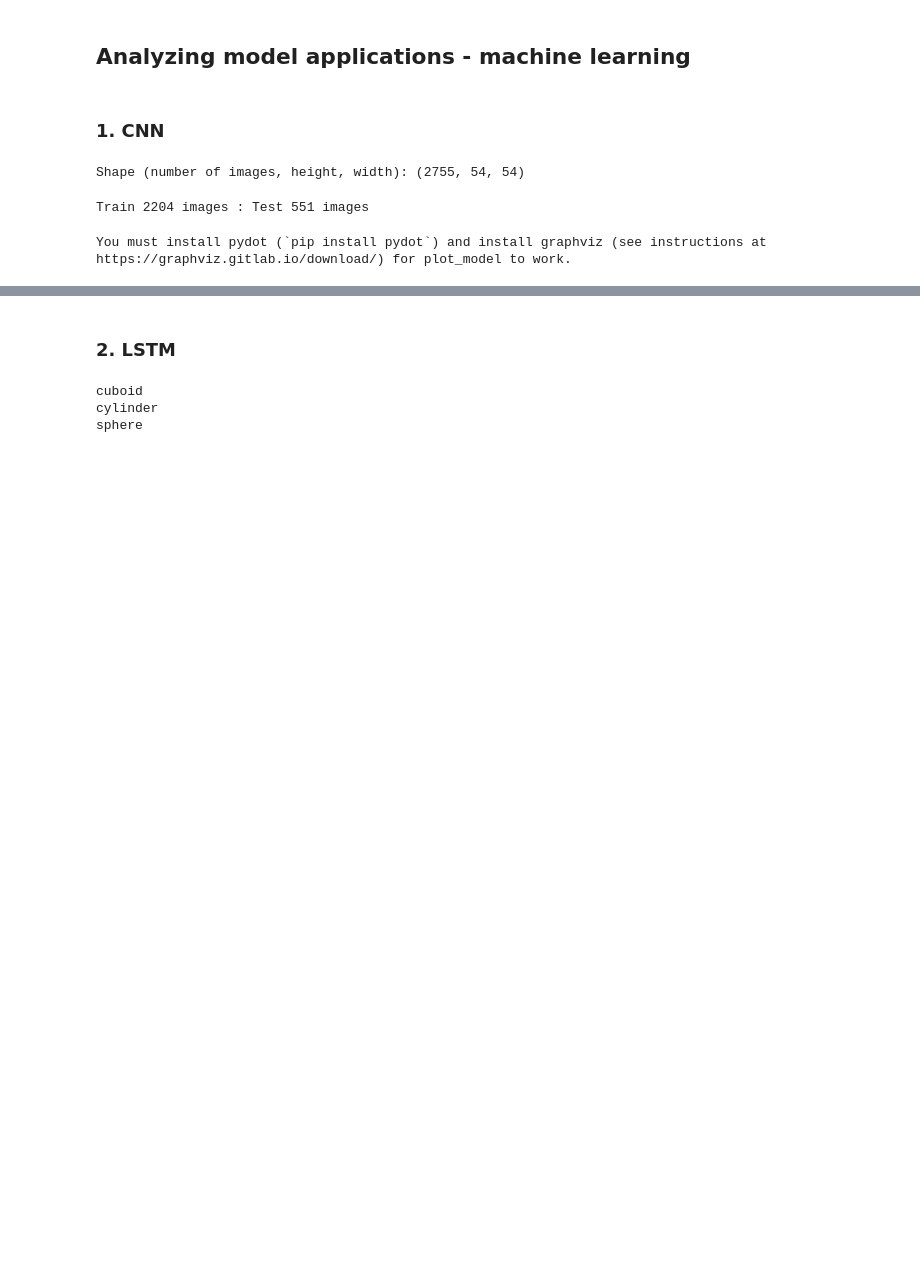
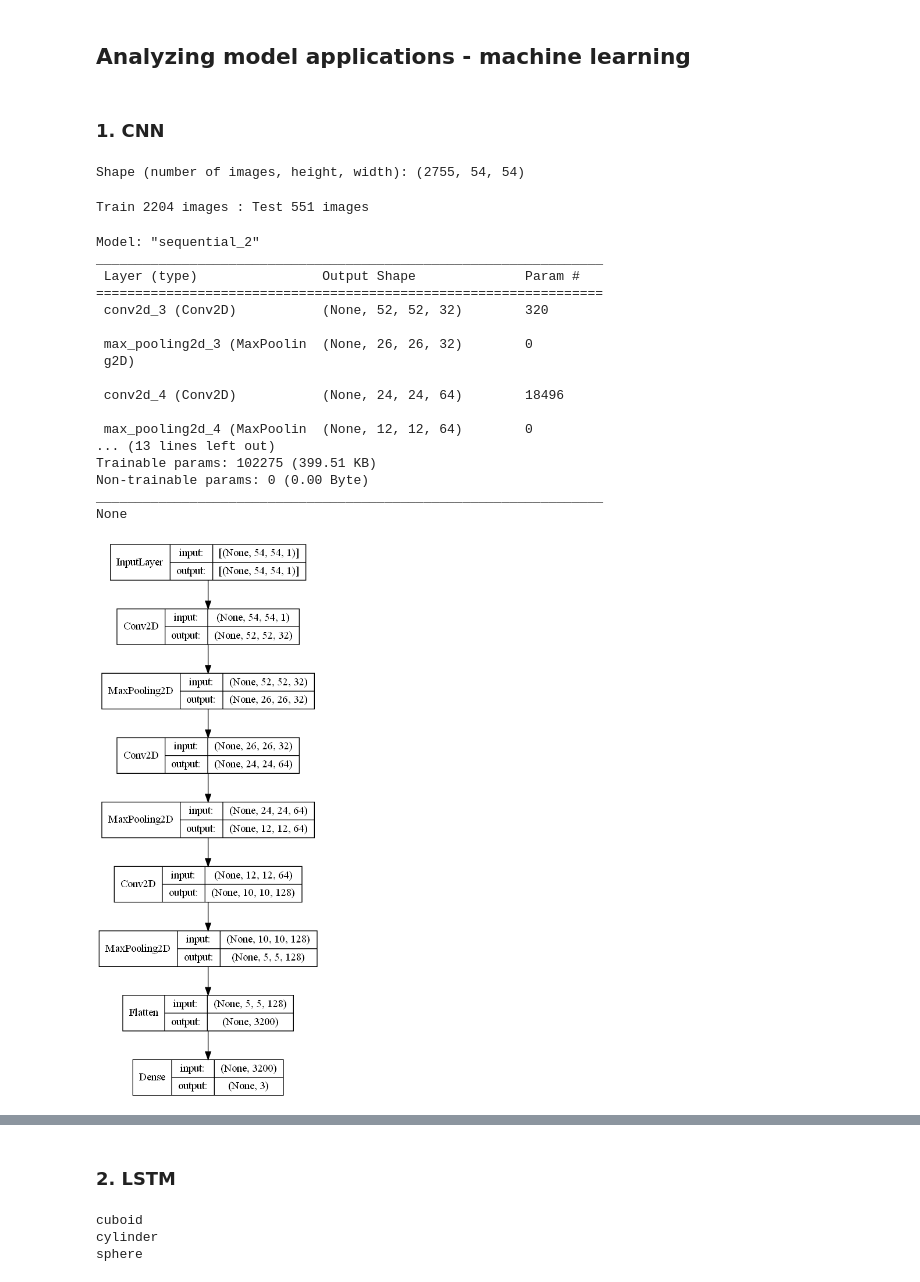
Before and after one commit to mmmmaja/pressure_model, a Jupyter notebook: model_testing/analizer.ipynb, the cells around one changed output, grey strips where cells are left out. Saved outputs shown, nothing was run; the diff lists cells and outputs as text; code cells hidden in the pictures; blank space fills up the shorter version.

```diff
--- a/model_testing/analizer.ipynb
+++ b/model_testing/analizer.ipynb
@@ -75,6 +133,24 @@ model.add(Flatten())
 model.add(Dense(Y.shape[1], activation='softmax'))
 # Output layer
 # %%
-plot_model(model, to_file='model.png', show_shapes=True, show_layer_names=True)
+print(model.summary())
+plot_model(model, to_file='model.png', show_shapes=True, show_layer_names=False)
 # %% [output]
-You must install pydot (`pip install pydot`) and install graphviz (see instructions at https://graphviz.gitlab.io/download/) for plot_model to work.
+Model: "sequential_2"
+_________________________________________________________________
+ Layer (type)                Output Shape              Param #
+=================================================================
+ conv2d_3 (Conv2D)           (None, 52, 52, 32)        320
+
+ max_pooling2d_3 (MaxPoolin  (None, 26, 26, 32)        0
+ g2D)
+
+ conv2d_4 (Conv2D)           (None, 24, 24, 64)        18496
+
+ max_pooling2d_4 (MaxPoolin  (None, 12, 12, 64)        0
+... (13 lines left out)
+Trainable params: 102275 (399.51 KB)
+Non-trainable params: 0 (0.00 Byte)
+_________________________________________________________________
+None
+[figure, added]
```
Also changed, not shown: parts of 24 cells of this notebook, 21 other files.
